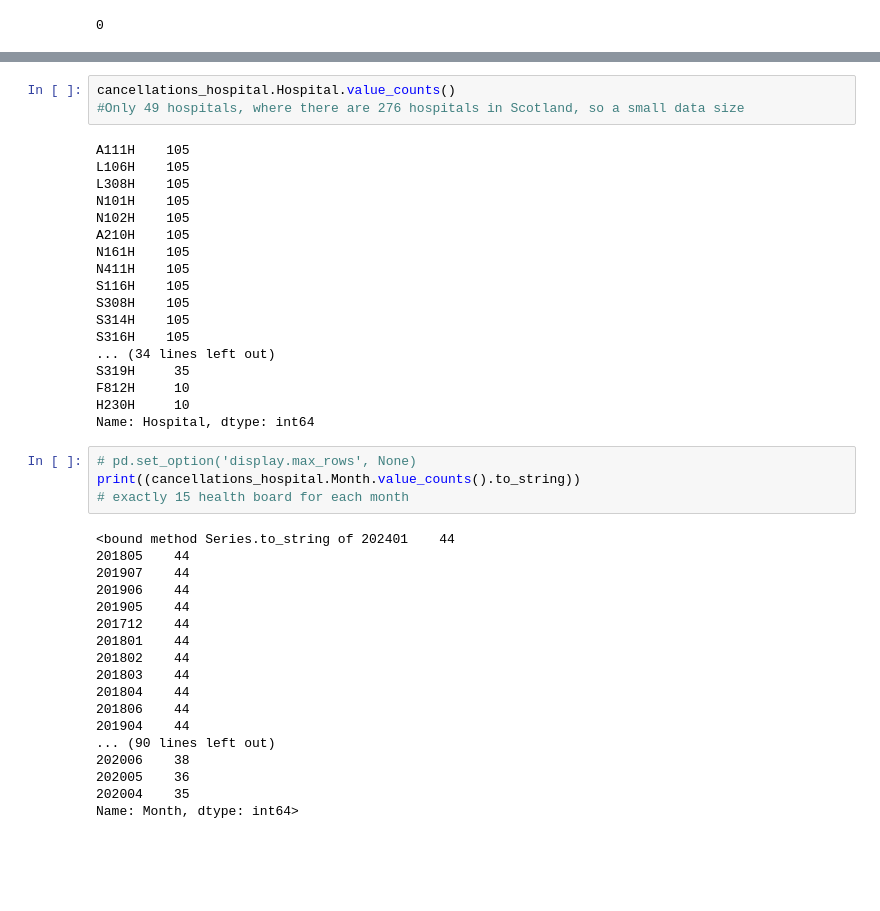
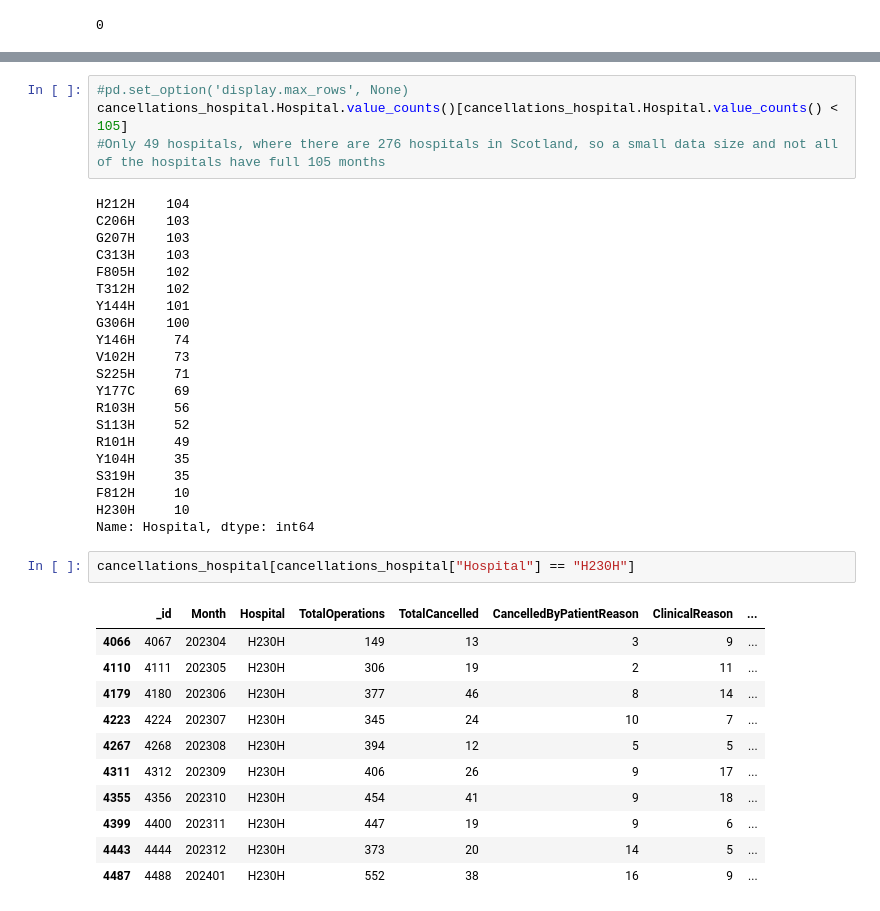
Before and after one commit to brianej/fdscw3, a Jupyter notebook: code.ipynb, the cells around one changed output, grey strips where cells are left out. Cells and saved outputs as stored; diff of their text form; blank space fills up the shorter version.

```diff
--- a/code.ipynb
+++ b/code.ipynb
@@ -323,43 +339,39 @@ cancellations_hospital
 # %%
-cancellations_hospital.Hospital.value_counts()
-#Only 49 hospitals, where there are 276 hospitals in Scotland, so a small data size
+#pd.set_option('display.max_rows', None)
+cancellations_hospital.Hospital.value_counts()[cancellations_hospital.Hospital.value_counts() < 105]
+#Only 49 hospitals, where there are 276 hospitals in Scotland, so a small data size and not all of the hospitals have full 105 months
 # %% [output]
-A111H    105
-L106H    105
-L308H    105
-N101H    105
-N102H    105
-A210H    105
-N161H    105
-N411H    105
-S116H    105
-S308H    105
-S314H    105
-S316H    105
-... (34 lines left out)
+H212H    104
+C206H    103
+G207H    103
+C313H    103
+F805H    102
+T312H    102
+Y144H    101
+G306H    100
+Y146H     74
+V102H     73
+S225H     71
+Y177C     69
+R103H     56
+S113H     52
+R101H     49
+Y104H     35
 S319H     35
 F812H     10
 H230H     10
 Name: Hospital, dtype: int64
-# %%
-# pd.set_option('display.max_rows', None)
-print((cancellations_hospital.Month.value_counts().to_string))
-# exactly 15 health board for each month
-# %% [output]
-<bound method Series.to_string of 202401    44
-201805    44
-201907    44
-201906    44
-201905    44
-201712    44
-201801    44
-201802    44
-201803    44
-201804    44
-201806    44
-201904    44
-... (90 lines left out)
-202006    38
-202005    36
-202004    35
-Name: Month, dtype: int64>
+# %%
+cancellations_hospital[cancellations_hospital["Hospital"] == "H230H"]
+# %% [output]
+|  | _id | Month | Hospital | TotalOperations | TotalCancelled | CancelledByPatientReason | ClinicalReason | ... |
+| 4066 | 4067 | 202304 | H230H | 149 | 13 | 3 | 9 | ... |
+| 4110 | 4111 | 202305 | H230H | 306 | 19 | 2 | 11 | ... |
+| 4179 | 4180 | 202306 | H230H | 377 | 46 | 8 | 14 | ... |
+| 4223 | 4224 | 202307 | H230H | 345 | 24 | 10 | 7 | ... |
+| 4267 | 4268 | 202308 | H230H | 394 | 12 | 5 | 5 | ... |
+| 4311 | 4312 | 202309 | H230H | 406 | 26 | 9 | 17 | ... |
+| 4355 | 4356 | 202310 | H230H | 454 | 41 | 9 | 18 | ... |
+| 4399 | 4400 | 202311 | H230H | 447 | 19 | 9 | 6 | ... |
+| 4443 | 4444 | 202312 | H230H | 373 | 20 | 14 | 5 | ... |
+| 4487 | 4488 | 202401 | H230H | 552 | 38 | 16 | 9 | ... |
```
Also changed, not shown: parts of 16 cells of this notebook, 3 other files.
